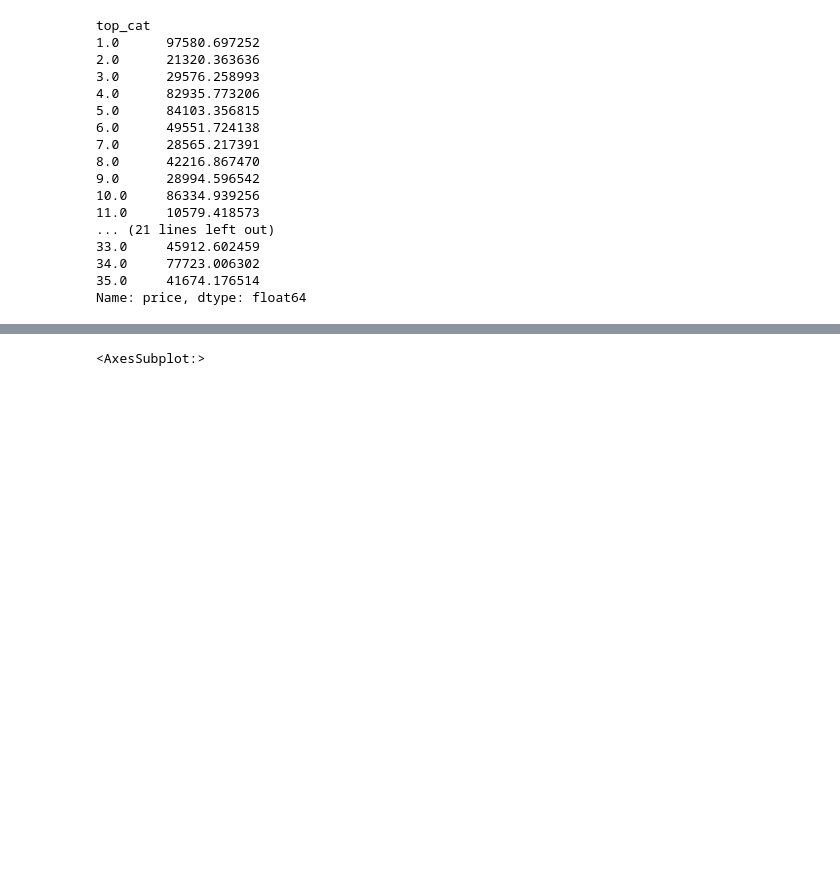
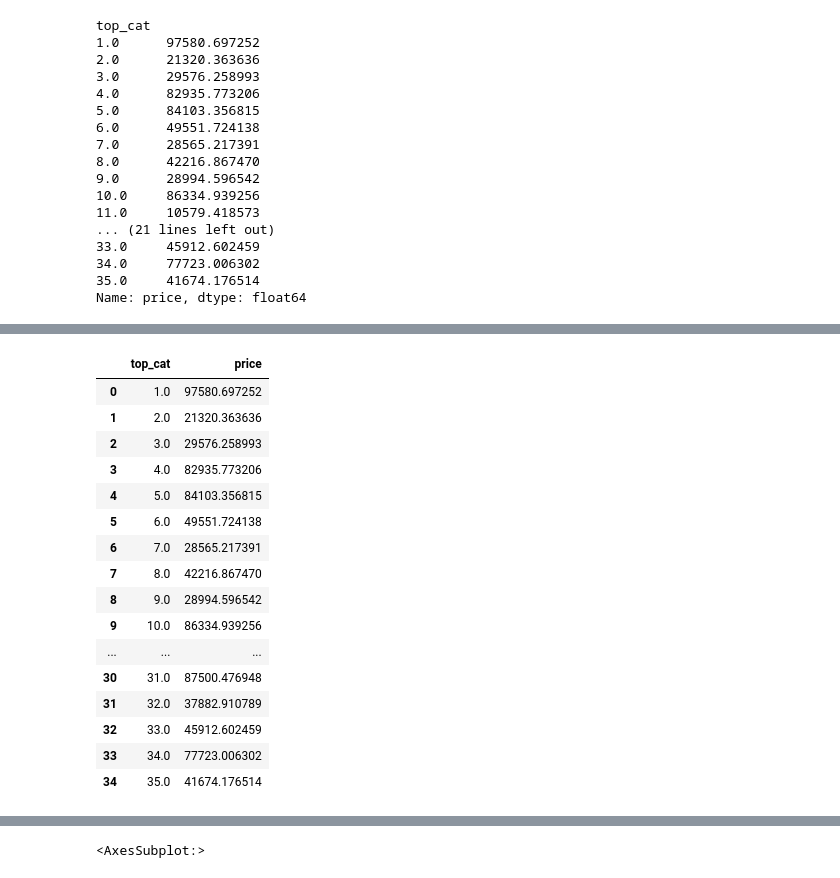
Before and after one commit to yingli/applieddatascience, a Jupyter notebook: sample_code/NB03_transaction_data.ipynb, the cells around one changed output, grey strips where cells are left out. Saved outputs shown, nothing was run; the diff lists cells and outputs as text; code cells hidden in the pictures; blank space fills up the shorter version.

```diff
--- a/sample_code/NB03_transaction_data.ipynb
+++ b/sample_code/NB03_transaction_data.ipynb
@@ -412,0 +416,20 @@ baskets.groupby(by='top_cat')['price'].mean().sort_values(ascending=False).reset
+# %%
+baskets.groupby(by='top_cat')['price'].mean().reset_index()
+# %% [output]
+|  | top_cat | price |
+| 0 | 1.0 | 97580.697252 |
+| 1 | 2.0 | 21320.363636 |
+| 2 | 3.0 | 29576.258993 |
+| 3 | 4.0 | 82935.773206 |
+| 4 | 5.0 | 84103.356815 |
+| 5 | 6.0 | 49551.724138 |
+| 6 | 7.0 | 28565.217391 |
+| 7 | 8.0 | 42216.867470 |
+| 8 | 9.0 | 28994.596542 |
+| 9 | 10.0 | 86334.939256 |
+| ... | ... | ... |
+| 30 | 31.0 | 87500.476948 |
+| 31 | 32.0 | 37882.910789 |
+| 32 | 33.0 | 45912.602459 |
+| 33 | 34.0 | 77723.006302 |
+| 34 | 35.0 | 41674.176514 |
```
Also changed, not shown: parts of 3 cells of this notebook.
